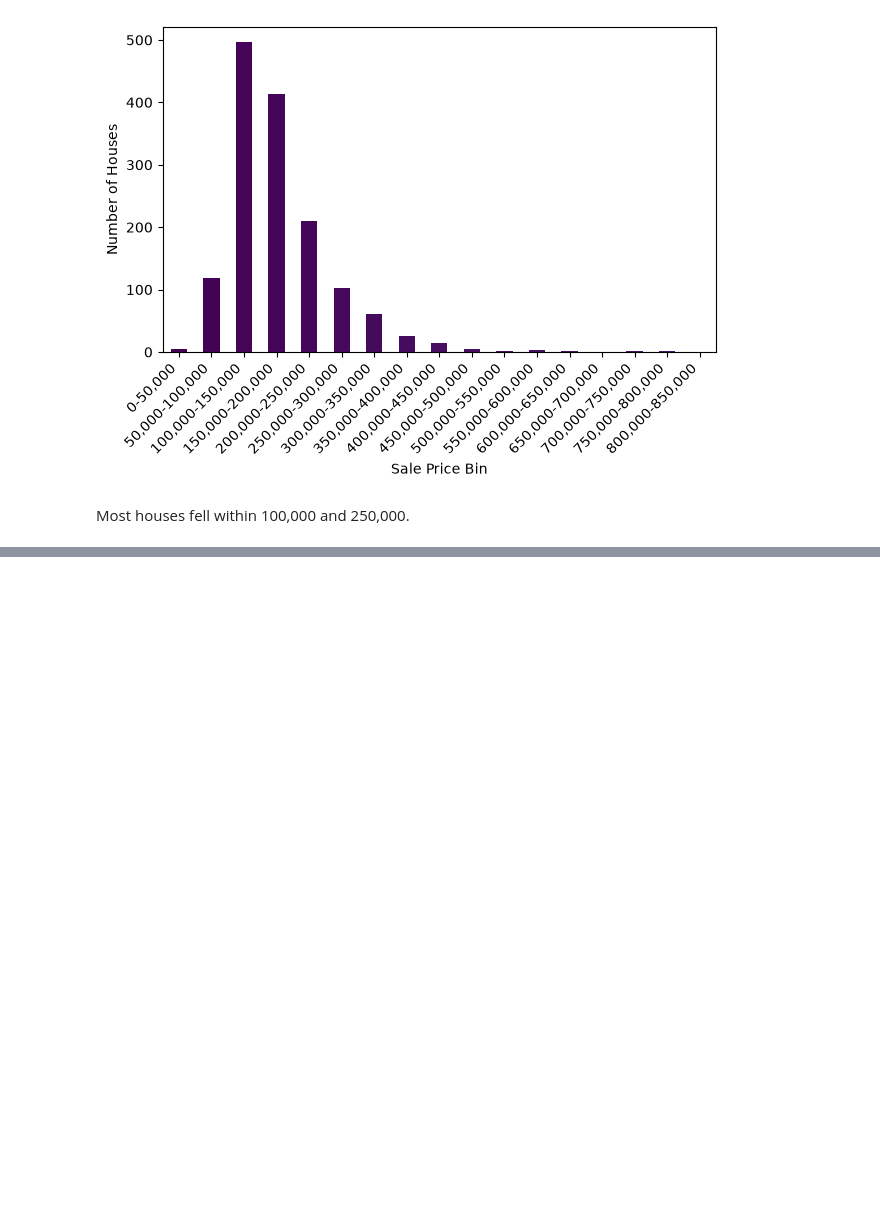
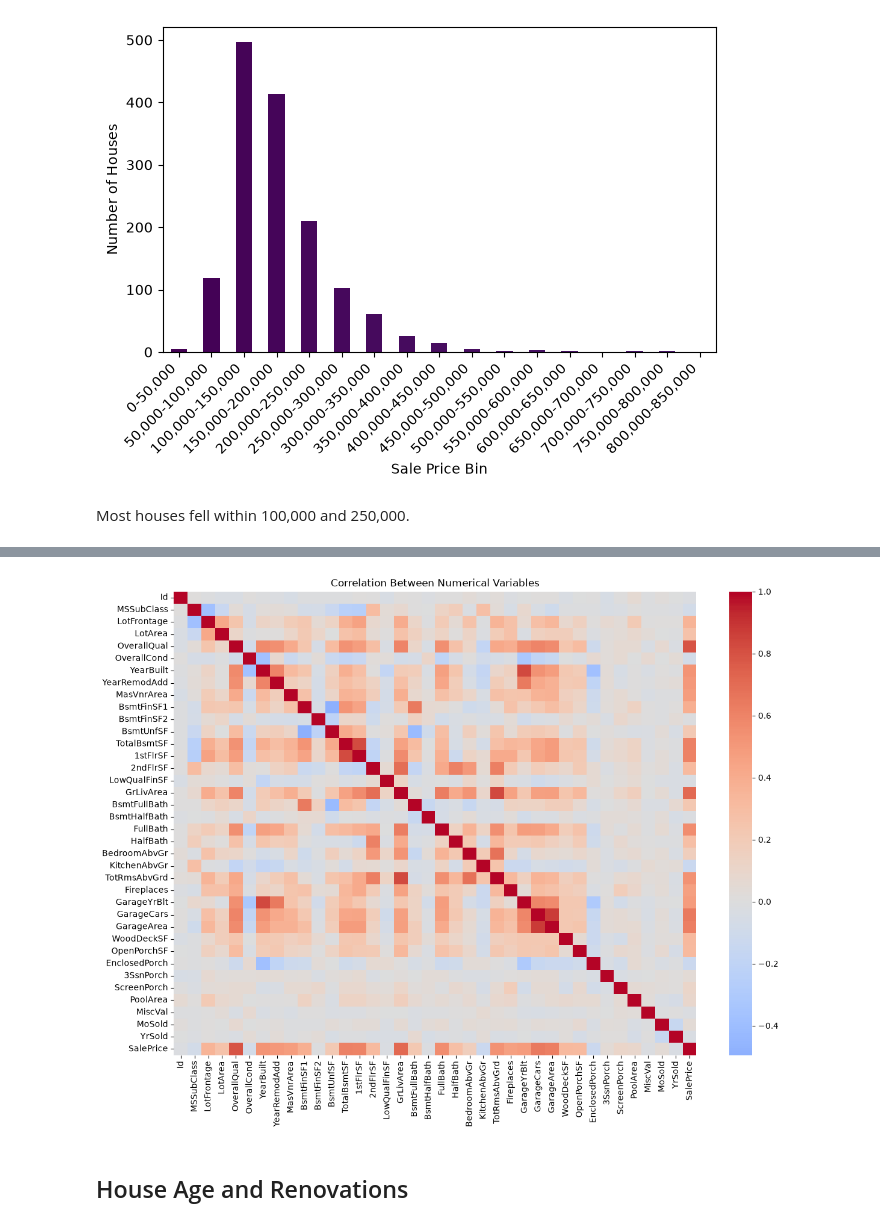
Before and after one commit to Kbeaty26/DS701-Midterm-Project, a Jupyter notebook: scripts/eda.ipynb, the cells around one changed output, grey strips where cells are left out. Saved outputs shown, nothing was run; the diff lists cells and outputs as text; code cells hidden in the pictures; blank space fills up the shorter version.

```diff
--- a/scripts/eda.ipynb
+++ b/scripts/eda.ipynb
@@ -75,0 +159,13 @@ Most houses fell within 100,000 and 250,000.
+# %%
+numeric_df = train_data_df.select_dtypes(include='number')
+
+corr = numeric_df.corr()
+
+plt.figure(figsize=(14, 10))
+sns.heatmap(corr, cmap='coolwarm', center=0)
+plt.title('Correlation Between Numerical Variables')
+plt.show()
+# %% [output]
+[figure, added]
+# %% [markdown]
+## House Age and Renovations
```
Also changed, not shown: parts of 11 cells of this notebook.
